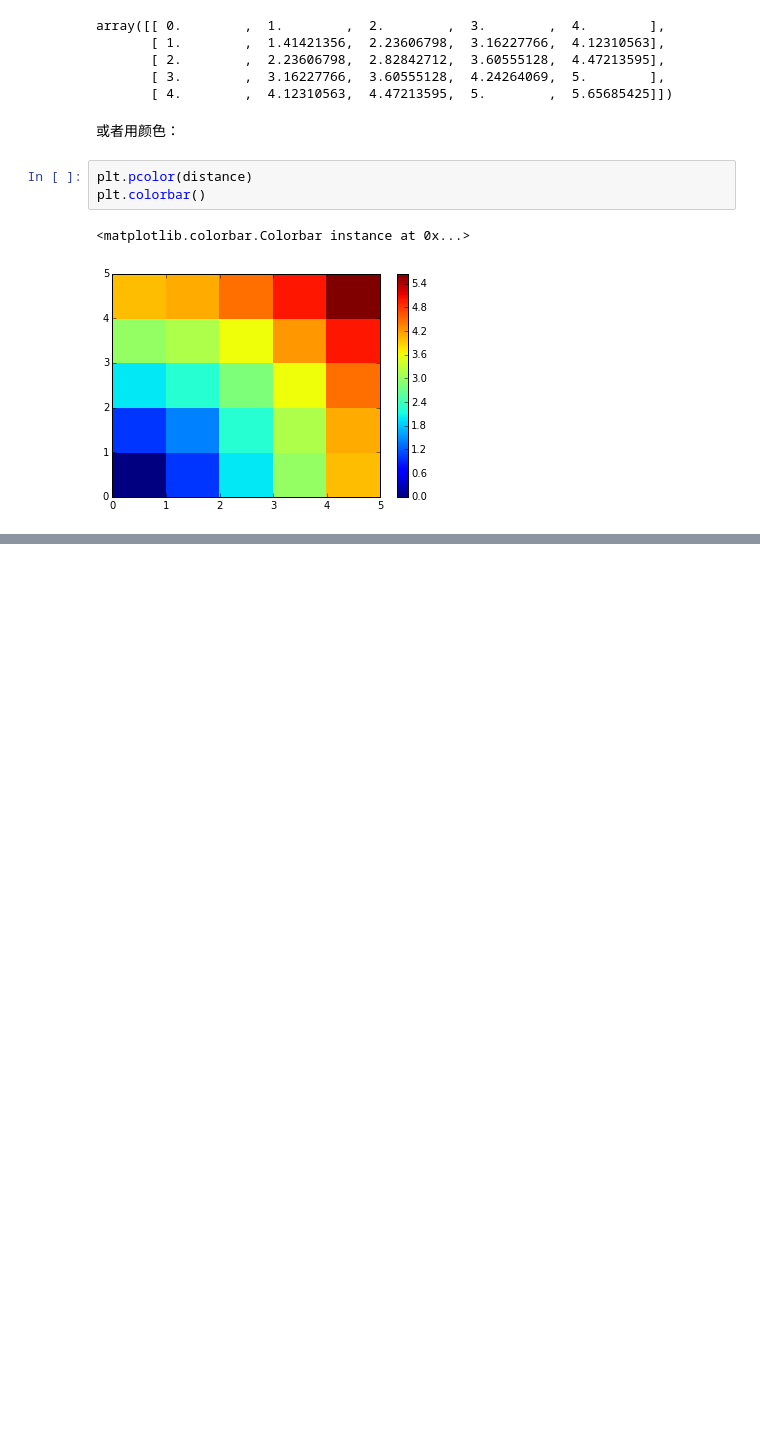
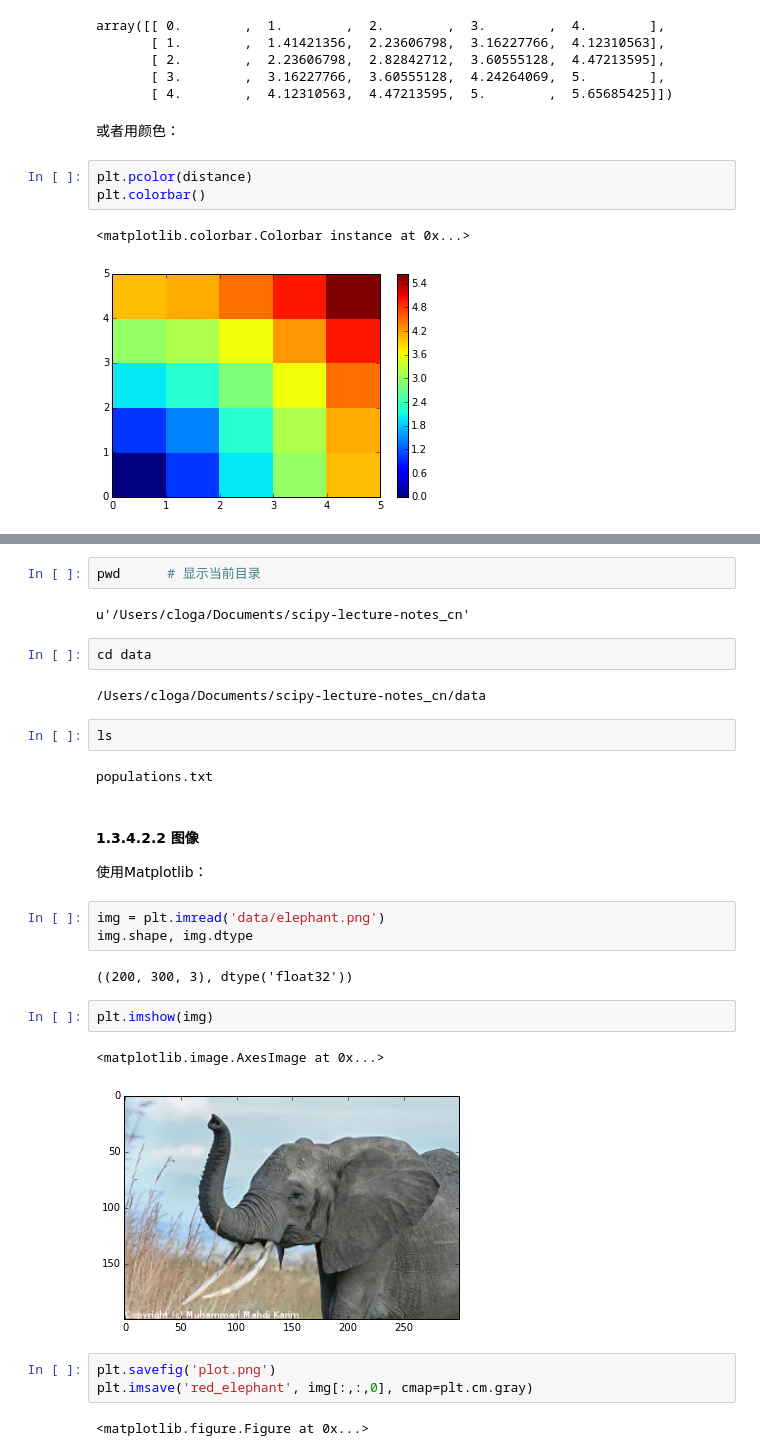
Before and after one commit to cloga/scipy-lecture-notes_cn, a Jupyter notebook: 1.3NumPy：创建和操作数值数据.ipynb, the cells around one changed output, grey strips where cells are left out. Drawn from its saved outputs; the diff is of its cells as text; blank space fills up the shorter version.

```diff
--- a/1.3NumPy：创建和操作数值数据.ipynb
+++ b/1.3NumPy：创建和操作数值数据.ipynb
@@ -1172,0 +1762,31 @@ plt.colorbar()
+# %%
+pwd      # 显示当前目录
+# %% [output]
+u'/Users/cloga/Documents/scipy-lecture-notes_cn'
+# %%
+cd data
+# %% [output]
+/Users/cloga/Documents/scipy-lecture-notes_cn/data
+# %%
+ls
+# %% [output]
+populations.txt
+# %% [markdown]
+#### 1.3.4.2.2 图像
+
+使用Matplotlib：
+# %%
+img = plt.imread('data/elephant.png')
+img.shape, img.dtype
+# %% [output]
+((200, 300, 3), dtype('float32'))
+# %%
+plt.imshow(img)
+# %% [output]
+<matplotlib.image.AxesImage at 0x...>
+[figure, added]
+# %%
+plt.savefig('plot.png')
+plt.imsave('red_elephant', img[:,:,0], cmap=plt.cm.gray)
+# %% [output]
+<matplotlib.figure.Figure at 0x...>
```
Also changed, not shown: parts of 143 cells of this notebook, 8 other files.
